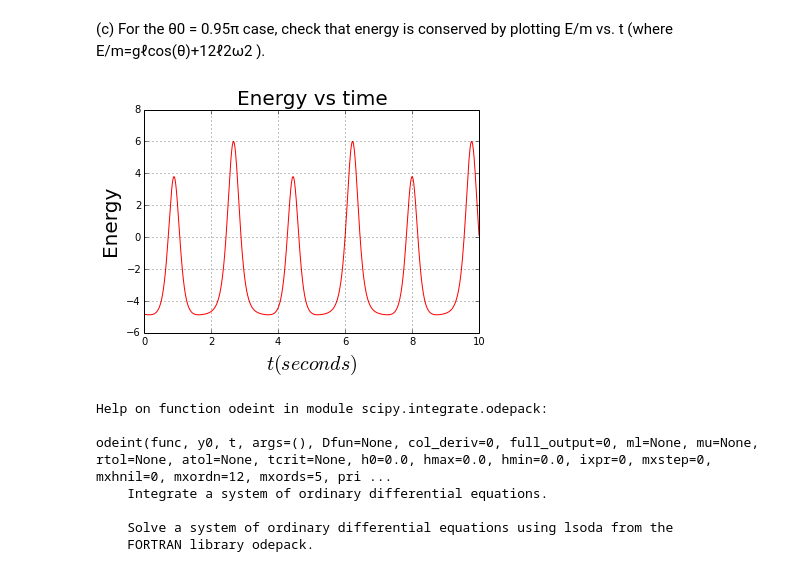
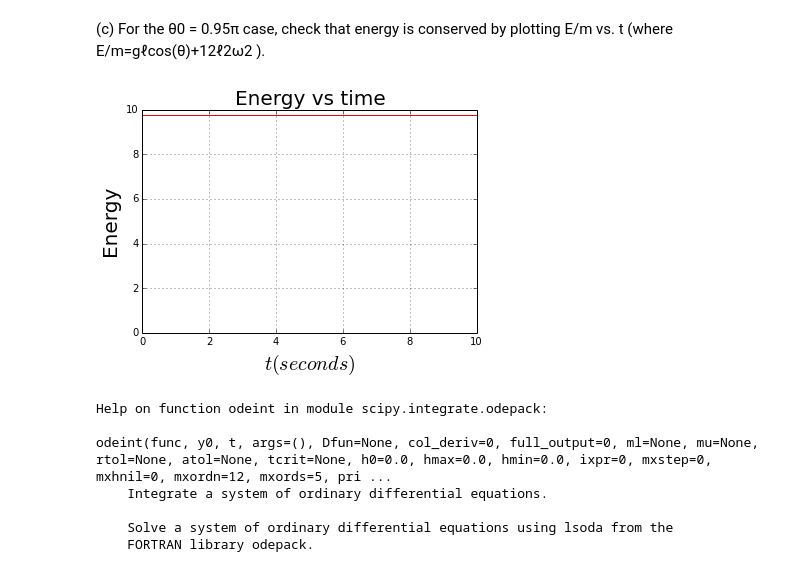
Before and after one commit to nwilli14/PHYS202-S14, a Jupyter notebook: SciPy/ODEExercises.ipynb, the cells around one changed output. Saved outputs shown, nothing was run; the diff lists cells and outputs as text; code cells hidden in the pictures.

```diff
--- a/SciPy/ODEExercises.ipynb
+++ b/SciPy/ODEExercises.ipynb
@@ -121,17 +121,18 @@ plt.show()
 # %% [markdown]
 (c) For the θ0 = 0.95π case, check that energy is conserved by plotting E/m vs. t (where E/m=gℓcos(θ)+12ℓ2ω2 ).
 # %%
-Em = g*ell*np.cos(theta[:,0]) + .5*ell**2*theta[:,1]
-theta = odeint(deriv, theta_init, t, rtol=1e-2, atol=1e-2)
+theta = odeint(deriv, theta_init, t)
+Em = g*ell*(1-np.cos(theta[:,0])) + .5*ell**2*theta[:,1]**2
 
 plt.plot(t, Em,'r')
 plt.xlabel(r'$t (seconds)$',fontsize=20)
 plt.ylabel(r'Energy',fontsize=20)
+plt.ylim(0,10)
 plt.grid()
 plt.title('Energy vs time',fontsize=20)
 plt.show()
 # %% [output]
-[figure, old version]
+[figure, new version]
 # %%
 help(odeint)
 # %% [output]
```
Also changed, not shown: parts of 8 cells of this notebook, 2 other files.
